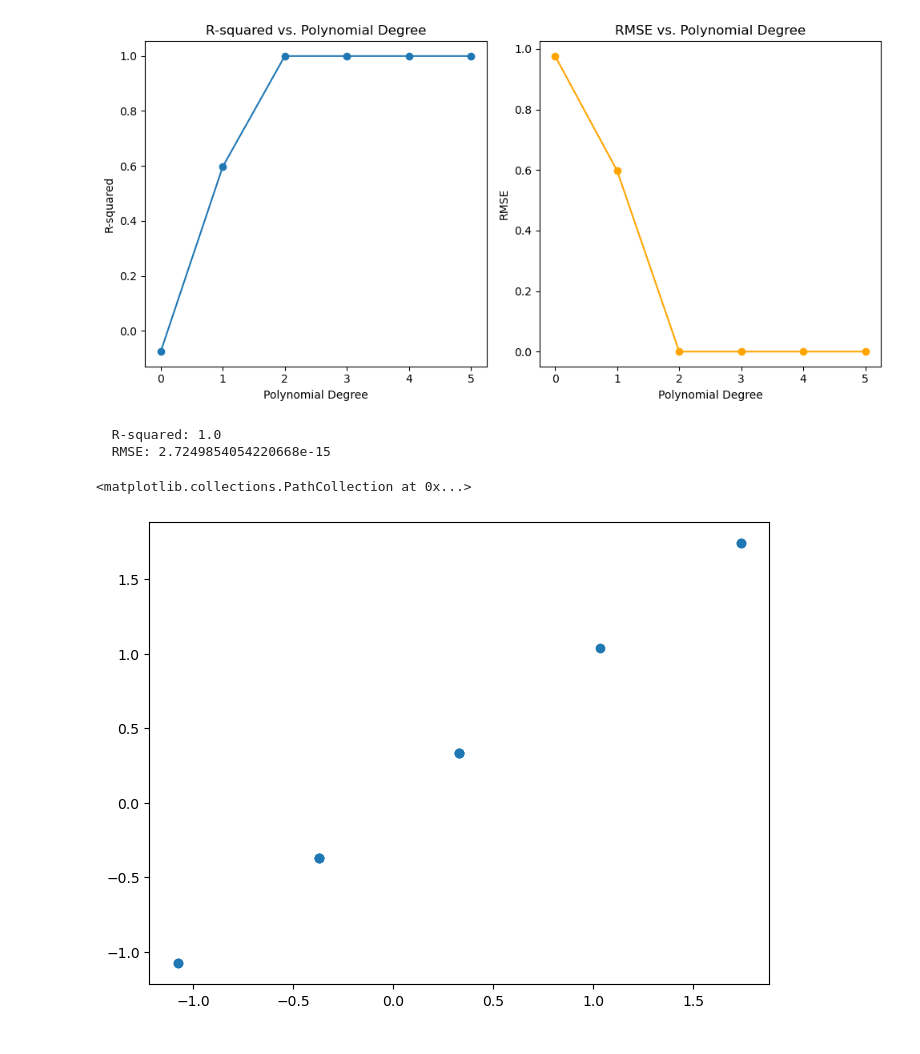
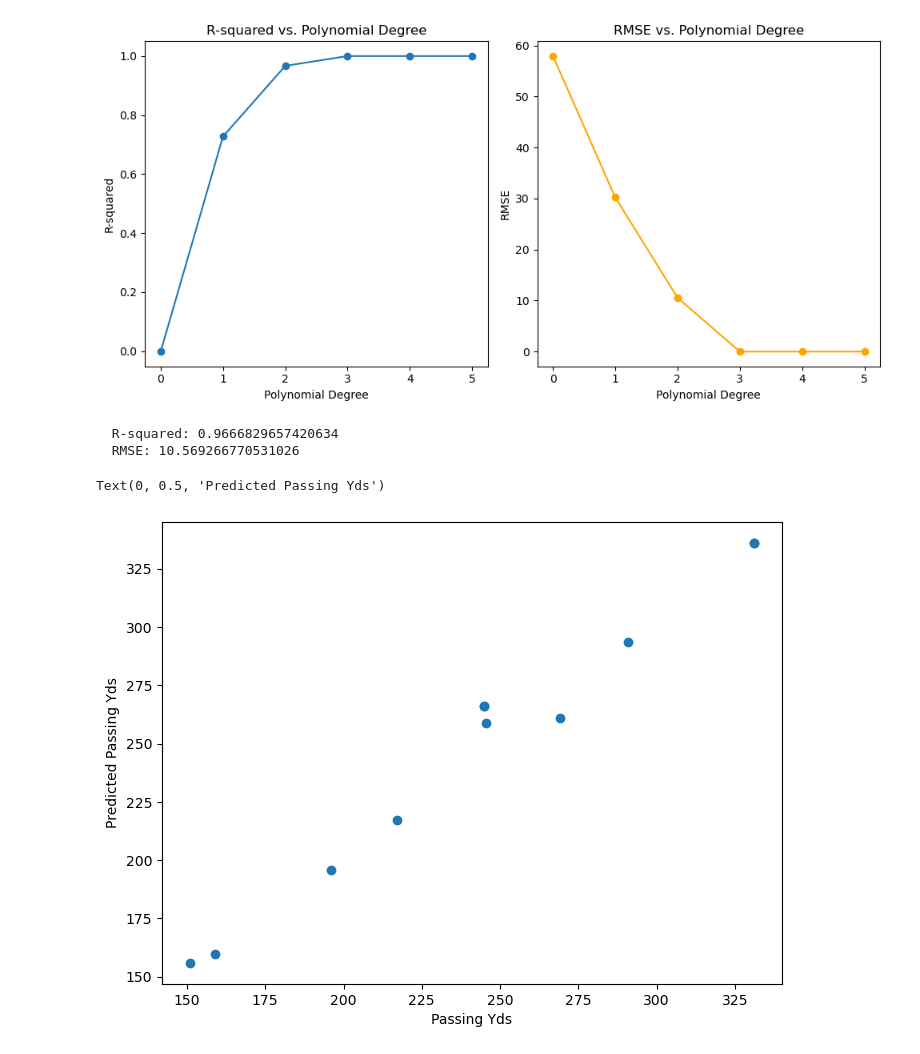
Before and after one commit to colegarvey/super-duper-octo-adventure, a Jupyter notebook: p_stat.ipynb, the cells around one changed output. Saved outputs shown, nothing was run; the diff lists cells and outputs as text; code cells hidden in the pictures.

```diff
--- a/p_stat.ipynb
+++ b/p_stat.ipynb
@@ -13,0 +27,5 @@ from sklearn.metrics import r2_score, mean_squared_error
+# %%
+importlib.reload(passing)
+PLAYER = "Patrick Mahomes"
+player_data = passing.clean_nan( passing_data.loc[passing_data['Player'] == PLAYER] )
+print("Number of Rows:", len(player_data))
@@ -31,5 +39,0 @@ passing_data.head()
-# %%
-PLAYER = "Joe Burrow"
-player_data = passing_data.loc[passing_data['Player'] == PLAYER]
-print("Number of Rows:", len(player_data))
-player_data.head()
@@ -111,26 +89,28 @@ plt.title('RMSE vs. Polynomial Degree')
 plt.tight_layout()
 plt.show()
 # %% [output]
-[figure, old version]
+[figure, new version]
 # %%
 poly_model = PolynomialFeatures(degree=2)
 X_train_poly = poly_model.fit_transform(X_train)
 X_test_poly = poly_model.transform(X_test)
 
 pm1 = LinearRegression()
-pm1.fit(X_train_poly,y_train)
+pm1.fit(X_train_poly, y_train)
 
 tst_pred = pm1.predict(X_test_poly)
-r2 = r2_score(y_test,tst_pred)
+r2 = r2_score(y_test, tst_pred)
 rmse = np.sqrt(mean_squared_error(y_test, tst_pred))
 print(f"  R-squared: {r2}")
 print(f"  RMSE: {rmse}")
 # %% [output]
-  R-squared: 1.0
-  RMSE: 2.7249854054220668e-15
+  R-squared: 0.9666829657420634
+  RMSE: 10.569266770531026
 # %%
 plt.figure(figsize=(8, 6))
 plt.scatter(y_test, tst_pred)
+plt.xlabel("Passing Yds")
+plt.ylabel("Predicted Passing Yds")
 # %% [output]
-<matplotlib.collections.PathCollection at 0x...>
+Text(0, 0.5, 'Predicted Passing Yds')
-[figure, old version]
+[figure, new version]
```
Also changed, not shown: parts of 17 cells of this notebook, 1 other file.
